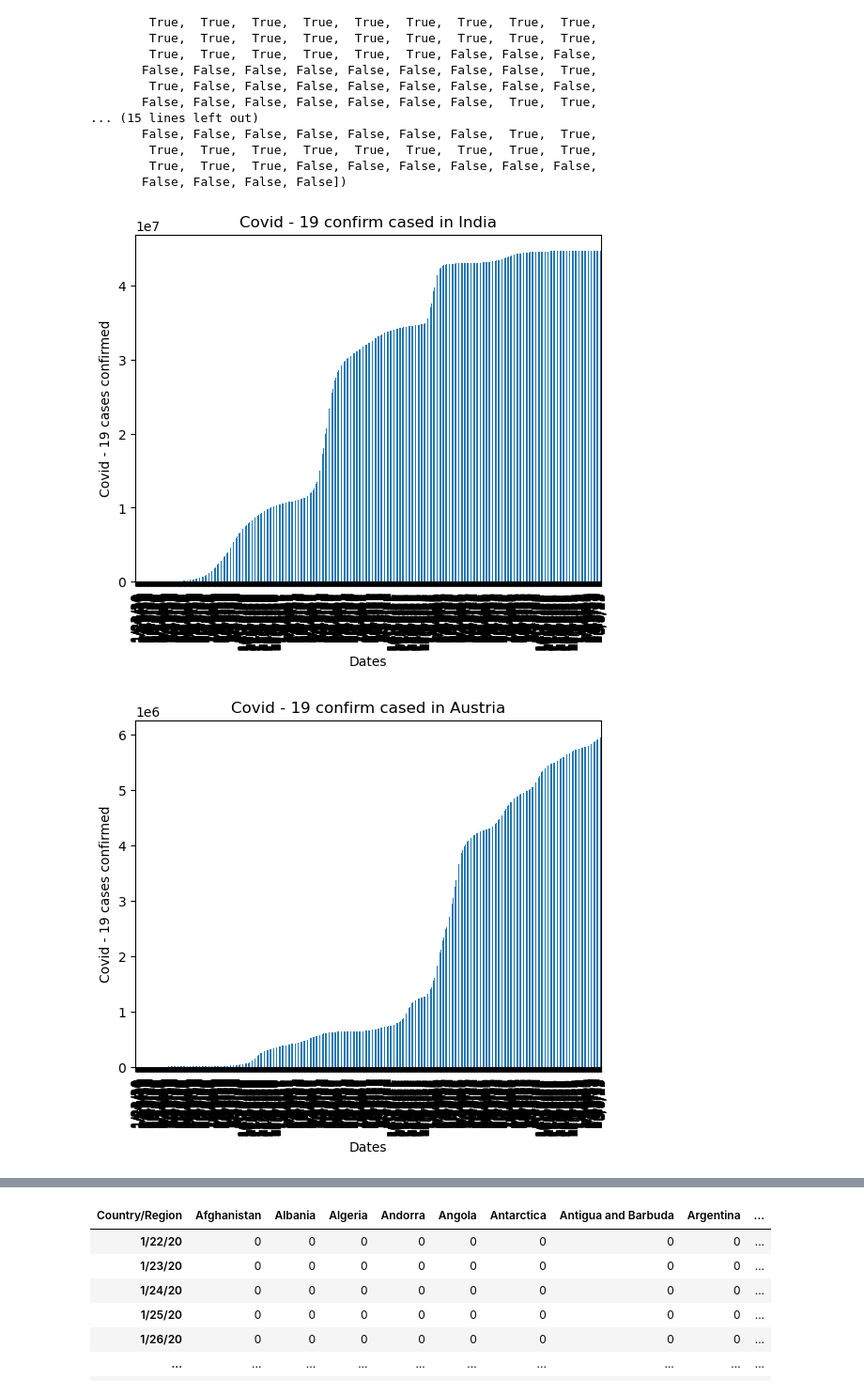
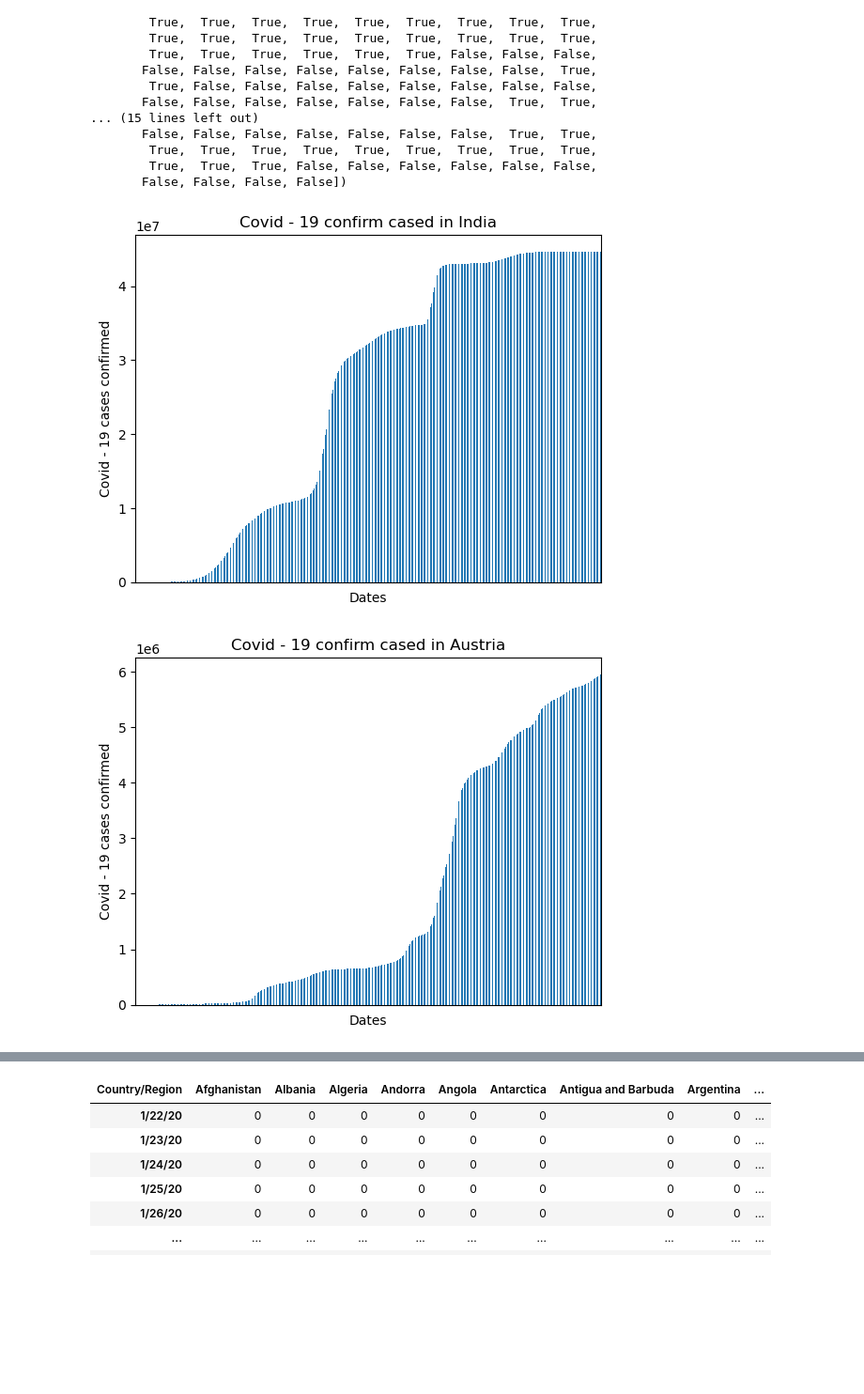
Before and after one commit to gandhidhruv2003/CodersCave, a Jupyter notebook: Covid 19 Analysis/Covid 19 analysis.ipynb, the cells around one changed output, grey strips where cells are left out. Shown at 94% size. Drawn from its saved outputs; the diff is of its cells as text; code cells hidden in the pictures; blank space fills up the shorter version.

```diff
--- a/Covid 19 Analysis/Covid 19 analysis.ipynb
+++ b/Covid 19 Analysis/Covid 19 analysis.ipynb
@@ -248,10 +248,11 @@ countries = ["India", "Austria", "Germany", "Spain"]
 # %%
 for country in countries:
     df_confirm[country].plot.bar()
     plt.title(f"Covid - 19 confirm cased in {country}")
     plt.xlabel("Dates")
+    plt.xticks([])
     plt.ylabel("Covid - 19 cases confirmed")
     plt.show()
 # %% [output]
-[figure, old version]
+[figure, new version]
-[figure, old version]
+[figure, new version]
```
Also changed, not shown: parts of 5 cells of this notebook.
